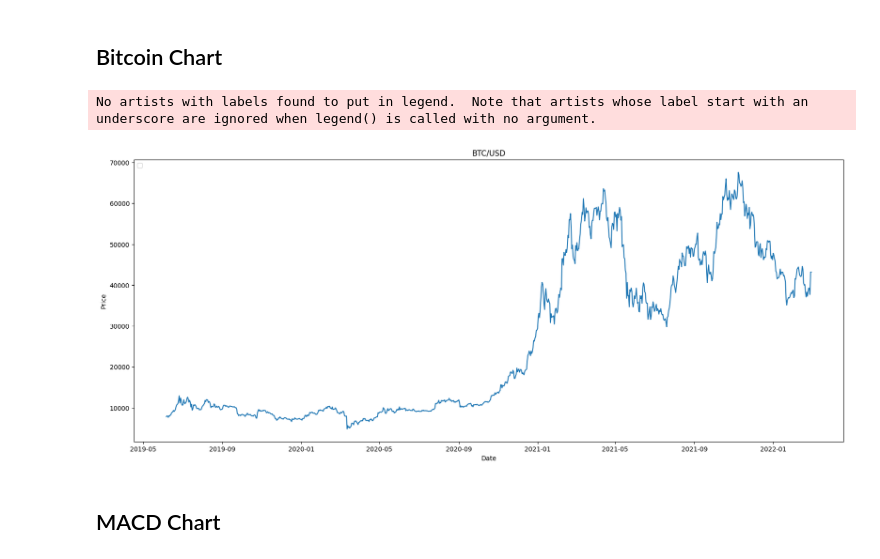
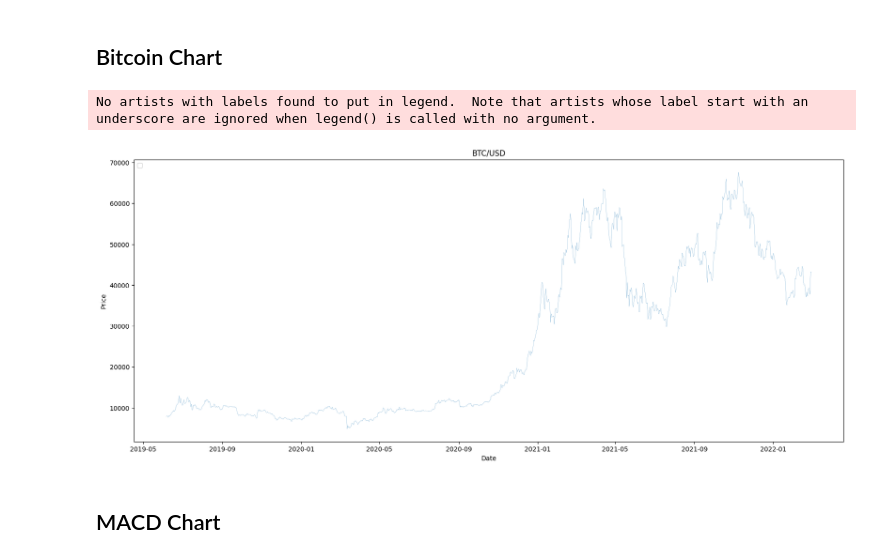
Before and after one commit to timschopinski/macd-analysis, a Jupyter notebook: macd.ipynb, the cells around one changed output. Cells and saved outputs as stored; diff of their text form; code cells hidden in the pictures.

```diff
--- a/macd.ipynb
+++ b/macd.ipynb
@@ -14,15 +34,15 @@ macd_data = get_macd(btc_data.copy())
 <h2>Bitcoin Chart</h2
 # %%
 plt.figure(figsize=(20, 8))
-plt.plot(btc_data['close'])
+plt.plot(btc_data['close'], lw=0.2)
 plt.xlabel('Date')
 plt.ylabel('Price')
 plt.title('BTC/USD')
 plt.legend(loc='upper left')
 plt.show()
 # %% [output]
 No artists with labels found to put in legend.  Note that artists whose label start with an underscore are ignored when legend() is called with no argument.
-[figure, old version]
+[figure, new version]
 # %% [markdown]
 <h2>MACD Chart</h2
 # %%
```
Also changed, not shown: parts of 10 cells of this notebook, 2 other files.
